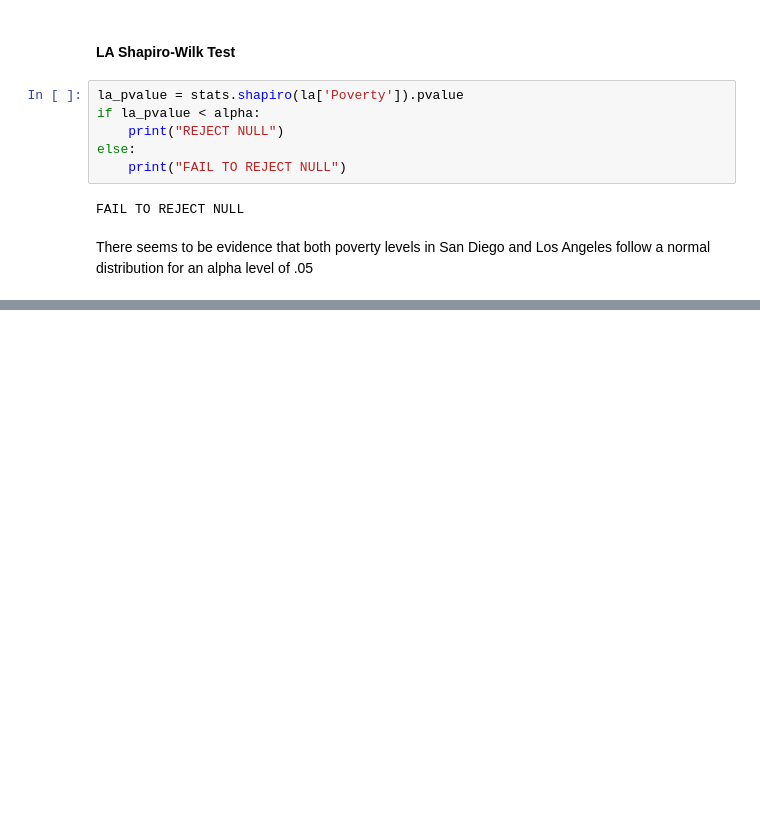
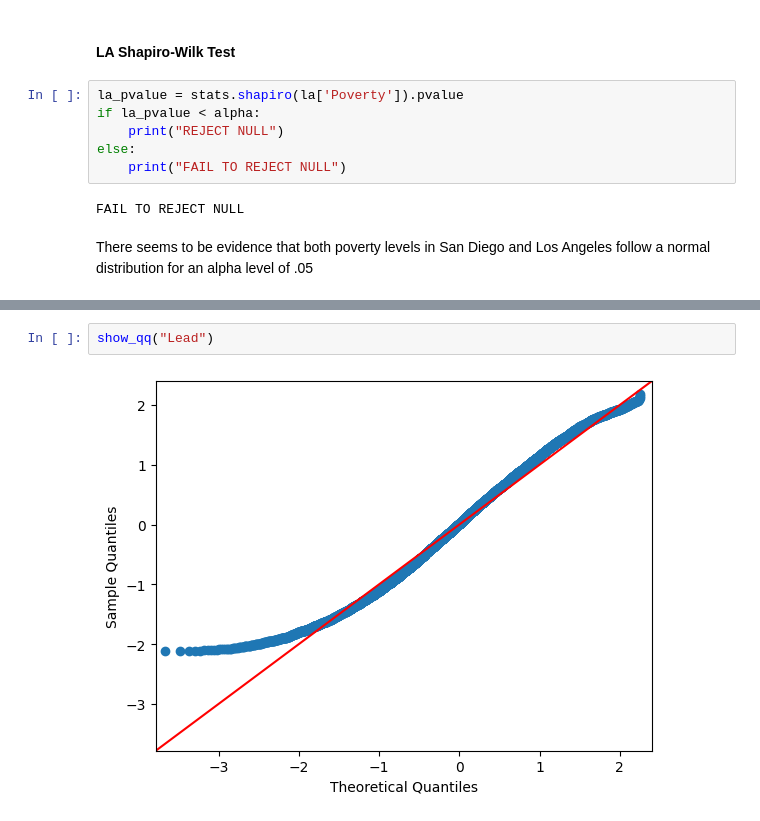
Before and after one commit to valenciaaalberto/Math189Project, a Jupyter notebook: Data/project.ipynb, the cells around one changed output, grey strips where cells are left out. Cells and saved outputs as stored; diff of their text form; blank space fills up the shorter version.

```diff
--- a/Data/project.ipynb
+++ b/Data/project.ipynb
@@ -290,0 +293,4 @@ sm.qqplot(la['Poverty'], stats.norm,ax=ax[1])
+# %%
+show_qq("Lead")
+# %% [output]
+[figure, added]
```
Also changed, not shown: parts of 23 cells of this notebook.
